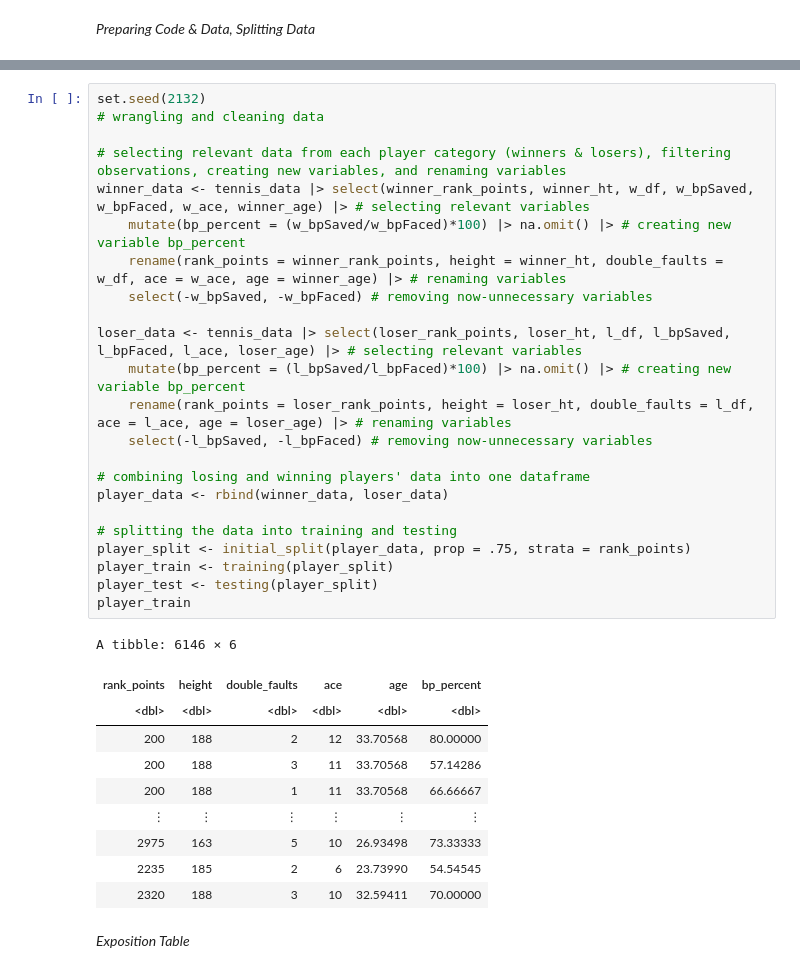
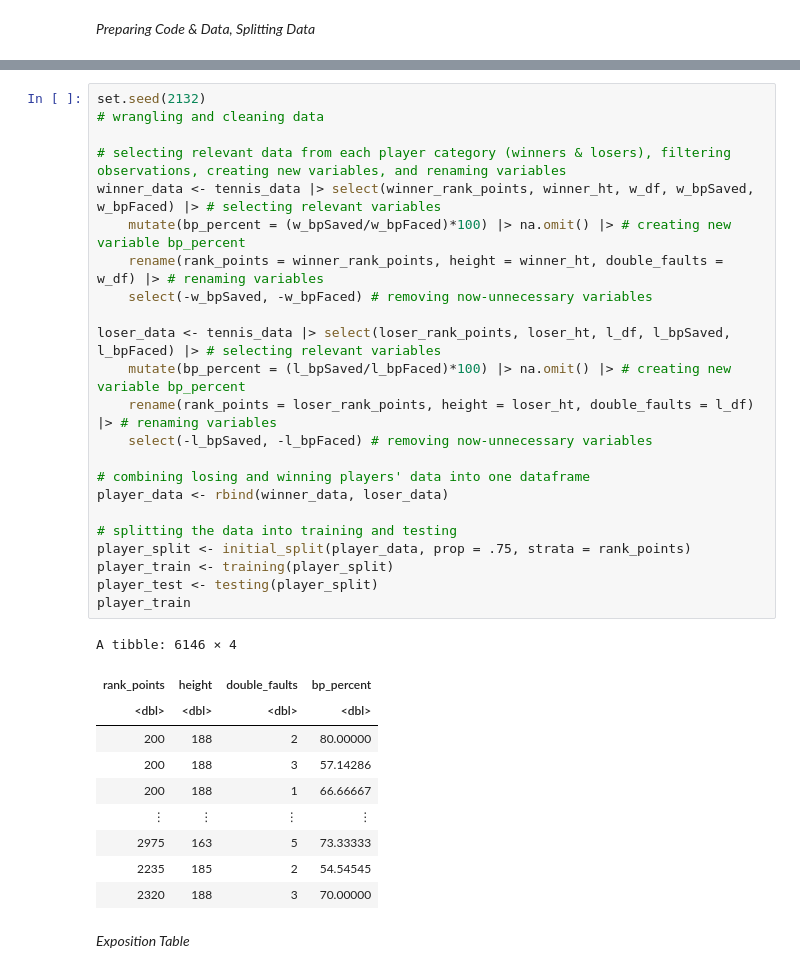
Before and after one commit to EliNAdr/DSCI-100_007-13, a Jupyter notebook: Project_report.ipynb, the cells around one changed output, grey strips where cells are left out. Saved outputs shown, nothing was run; the diff lists cells and outputs as text.

```diff
--- a/Project_report.ipynb
+++ b/Project_report.ipynb
@@ -47,37 +61,37 @@ A spec_tbl_df: 6866 × 50
 # %%
 set.seed(2132)
 # wrangling and cleaning data
 
 # selecting relevant data from each player category (winners & losers), filtering observations, creating new variables, and renaming variables
-winner_data <- tennis_data |> select(winner_rank_points, winner_ht, w_df, w_bpSaved, w_bpFaced, w_ace, winner_age) |> # selecting relevant variables
+winner_data <- tennis_data |> select(winner_rank_points, winner_ht, w_df, w_bpSaved, w_bpFaced) |> # selecting relevant variables
     mutate(bp_percent = (w_bpSaved/w_bpFaced)*100) |> na.omit() |> # creating new variable bp_percent
-    rename(rank_points = winner_rank_points, height = winner_ht, double_faults = w_df, ace = w_ace, age = winner_age) |> # renaming variables
+    rename(rank_points = winner_rank_points, height = winner_ht, double_faults = w_df) |> # renaming variables
     select(-w_bpSaved, -w_bpFaced) # removing now-unnecessary variables
 
-loser_data <- tennis_data |> select(loser_rank_points, loser_ht, l_df, l_bpSaved, l_bpFaced, l_ace, loser_age) |> # selecting relevant variables
+loser_data <- tennis_data |> select(loser_rank_points, loser_ht, l_df, l_bpSaved, l_bpFaced) |> # selecting relevant variables
     mutate(bp_percent = (l_bpSaved/l_bpFaced)*100) |> na.omit() |> # creating new variable bp_percent
-    rename(rank_points = loser_rank_points, height = loser_ht, double_faults = l_df, ace = l_ace, age = loser_age) |> # renaming variables
+    rename(rank_points = loser_rank_points, height = loser_ht, double_faults = l_df) |> # renaming variables
     select(-l_bpSaved, -l_bpFaced) # removing now-unnecessary variables
 
 # combining losing and winning players' data into one dataframe
 player_data <- rbind(winner_data, loser_data)
 
 # splitting the data into training and testing
 player_split <- initial_split(player_data, prop = .75, strata = rank_points)
 player_train <- training(player_split)
 player_test <- testing(player_split)
 player_train
 # %% [output]
-A tibble: 6146 × 6
+A tibble: 6146 × 4
-| rank_points | height | double_faults | ace | age | bp_percent |
-| <dbl> | <dbl> | <dbl> | <dbl> | <dbl> | <dbl> |
-| 200 | 188 | 2 | 12 | 33.70568 | 80.00000 |
-| 200 | 188 | 3 | 11 | 33.70568 | 57.14286 |
-| 200 | 188 | 1 | 11 | 33.70568 | 66.66667 |
-| ⋮ | ⋮ | ⋮ | ⋮ | ⋮ | ⋮ |
-| 2975 | 163 | 5 | 10 | 26.93498 | 73.33333 |
-| 2235 | 185 | 2 | 6 | 23.73990 | 54.54545 |
-| 2320 | 188 | 3 | 10 | 32.59411 | 70.00000 |
+| rank_points | height | double_faults | bp_percent |
+| <dbl> | <dbl> | <dbl> | <dbl> |
+| 200 | 188 | 2 | 80.00000 |
+| 200 | 188 | 3 | 57.14286 |
+| 200 | 188 | 1 | 66.66667 |
+| ⋮ | ⋮ | ⋮ | ⋮ |
+| 2975 | 163 | 5 | 73.33333 |
+| 2235 | 185 | 2 | 54.54545 |
+| 2320 | 188 | 3 | 70.00000 |
 # %% [markdown]
 *Exposition Table*
 # %%
```
Also changed, not shown: parts of 6 cells of this notebook.
